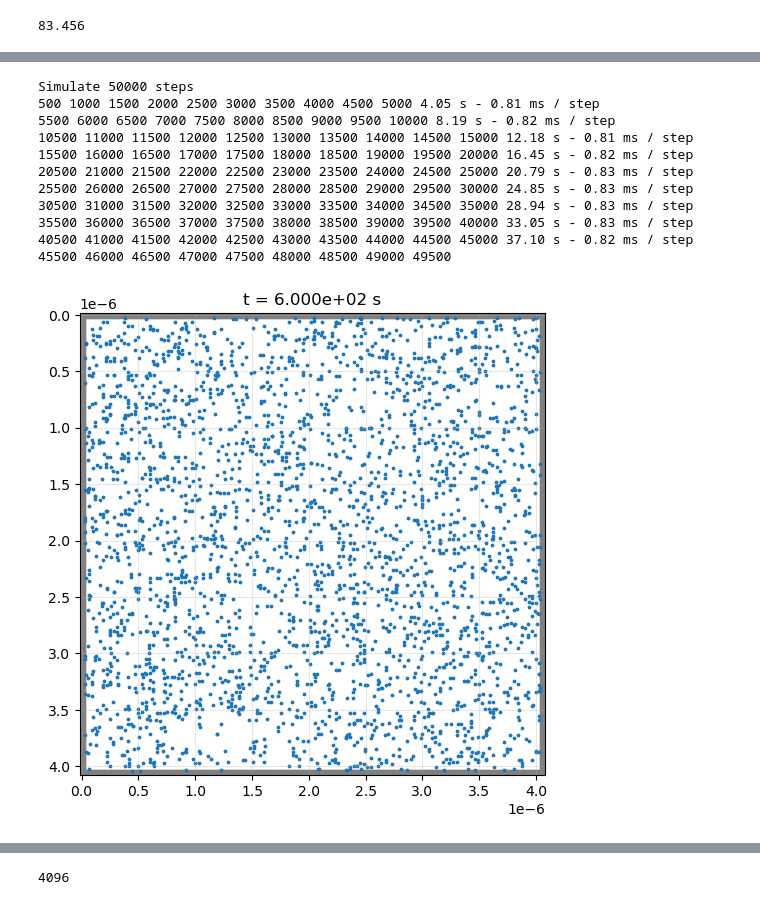
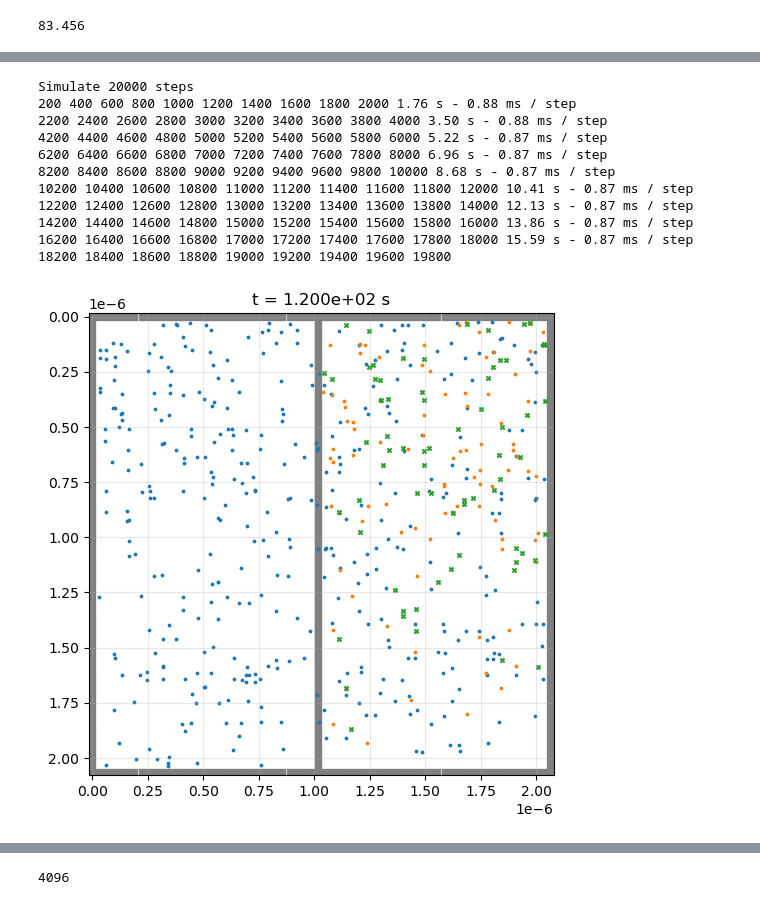
Before and after one commit to darrenjhsu/redicell_framework, a Jupyter notebook: Build_LM_big_matrix_test_external_condition.ipynb, the cells around one changed output, grey strips where cells are left out. Saved outputs shown, nothing was run; the diff lists cells and outputs as text; code cells hidden in the pictures.

Commit message:
Ecoli MVP with external condition

```diff
--- a/Build_LM_big_matrix_test_external_condition.ipynb
+++ b/Build_LM_big_matrix_test_external_condition.ipynb
@@ -11,12 +11,19 @@ molset = MoleculeSet([mol_A])
+# %%
+rxset = ReactionSet()
+rxset.add_reaction(['A', 'B'], ['C'], 1.07e5)
+rxset.add_reaction(['C'], ['A', 'B'], 0.351)
 # %%
-side = 128
-a = RediCell(sides=[side, side], spacing=31.25e-9, molecule_types=molset, t_step=2e-3)
+side = 64
+a = RediCell(sides=[side, side], spacing=31.25e-9, molecule_types=molset, reaction_set=rxset, t_step=2e-3)
 # %%
-supply_matrix = np.zeros(a.true_sides)
-supply_matrix[1:-1, 1] = 1
+a_supply_matrix = np.zeros(a.true_sides)
+a_supply_matrix[1:11, 1:11] = 1
+b_supply_matrix = np.zeros(a.true_sides)
+b_supply_matrix[1:11, -11:-1] = 1
 sink_matrix = np.zeros(a.true_sides)
-sink_matrix[1:-1, -2] = 1
-a.add_external_conditions(supply_matrix, mol_A, 10)
-# a.add_external_conditions(sink_matrix, mol_A, 0)
+sink_matrix[-11:-1, -11:-1] = 1
+a.add_external_conditions(a_supply_matrix, mol_A, 10)
+a.add_external_conditions(b_supply_matrix, mol_B, 5)
+a.add_external_conditions(sink_matrix, mol_C, 0)
 a.show_external_conditions()
 # %% [output]
@@ -37,3 +33,6 @@ a.external_conditions[0]
+# %%
+b = list(zip(range(0, 66), [32] * 66))
+a.add_barrier(b, 1)
 # %%
 a.partition()
 # %% [output]
@@ -155,17 +151,17 @@ a.plot(['A'], wall=True)
 # %%
-a.simulate(50000, t_step=3e-3, plot_every=None, timing=True)
-a.plot(['A'], wall=True)
+a.simulate(20000, t_step=3e-3, plot_every=None, timing=True)
+a.plot(['A', 'B', 'C'], wall=True)
 # %% [output]
-Simulate 50000 steps
-500 1000 1500 2000 2500 3000 3500 4000 4500 5000 4.05 s - 0.81 ms / step
-5500 6000 6500 7000 7500 8000 8500 9000 9500 10000 8.19 s - 0.82 ms / step
-10500 11000 11500 12000 12500 13000 13500 14000 14500 15000 12.18 s - 0.81 ms / step
-15500 16000 16500 17000 17500 18000 18500 19000 19500 20000 16.45 s - 0.82 ms / step
-20500 21000 21500 22000 22500 23000 23500 24000 24500 25000 20.79 s - 0.83 ms / step
-25500 26000 26500 27000 27500 28000 28500 29000 29500 30000 24.85 s - 0.83 ms / step
-30500 31000 31500 32000 32500 33000 33500 34000 34500 35000 28.94 s - 0.83 ms / step
-35500 36000 36500 37000 37500 38000 38500 39000 39500 40000 33.05 s - 0.83 ms / step
-40500 41000 41500 42000 42500 43000 43500 44000 44500 45000 37.10 s - 0.82 ms / step
-45500 46000 46500 47000 47500 48000 48500 49000 49500
+Simulate 20000 steps
+200 400 600 800 1000 1200 1400 1600 1800 2000 1.76 s - 0.88 ms / step
+2200 2400 2600 2800 3000 3200 3400 3600 3800 4000 3.50 s - 0.88 ms / step
+4200 4400 4600 4800 5000 5200 5400 5600 5800 6000 5.22 s - 0.87 ms / step
+6200 6400 6600 6800 7000 7200 7400 7600 7800 8000 6.96 s - 0.87 ms / step
+8200 8400 8600 8800 9000 9200 9400 9600 9800 10000 8.68 s - 0.87 ms / step
+10200 10400 10600 10800 11000 11200 11400 11600 11800 12000 10.41 s - 0.87 ms / step
+12200 12400 12600 12800 13000 13200 13400 13600 13800 14000 12.13 s - 0.87 ms / step
+14200 14400 14600 14800 15000 15200 15400 15600 15800 16000 13.86 s - 0.87 ms / step
+16200 16400 16600 16800 17000 17200 17400 17600 17800 18000 15.59 s - 0.87 ms / step
+18200 18400 18600 18800 19000 19200 19400 19600 19800
-[figure, old version]
+[figure, new version]
 # %%
```
Also changed, not shown: parts of 18 cells of this notebook, 6 other files.
